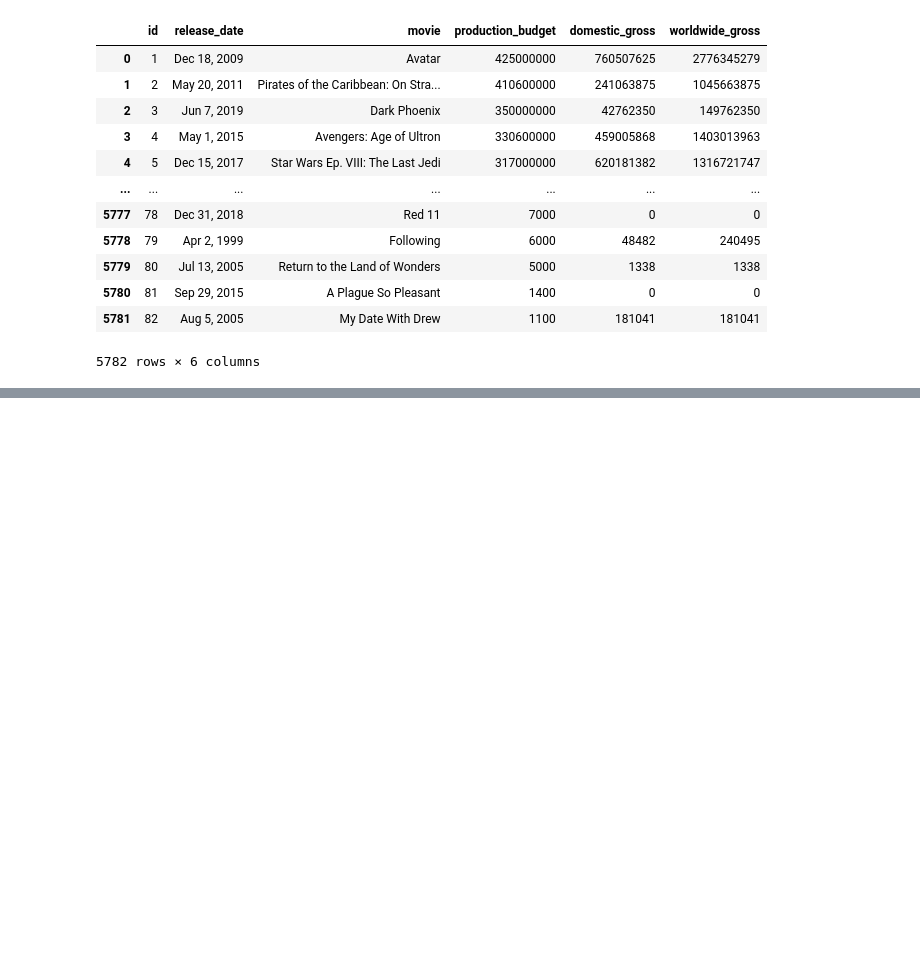
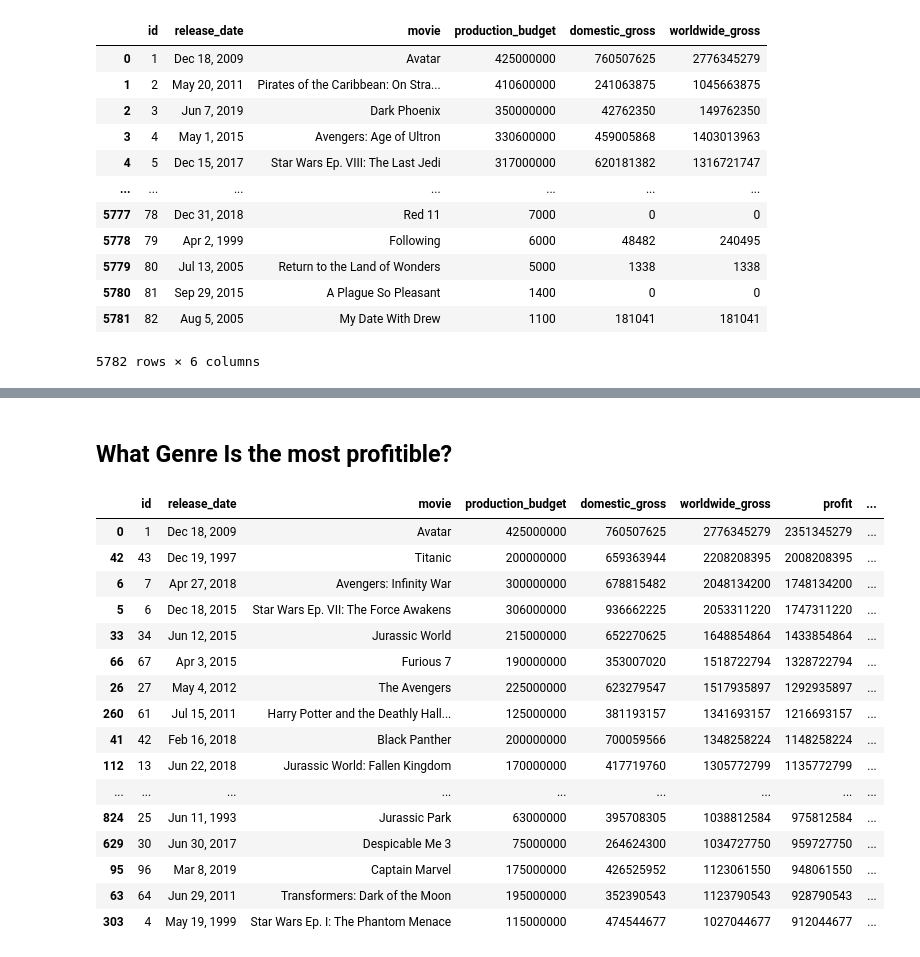
Before and after one commit to camdeman/MMA, a Jupyter notebook: Movies_Cameron.ipynb, the cells around one changed output, grey strips where cells are left out. Cells and saved outputs as stored; diff of their text form; code cells hidden in the pictures; blank space fills up the shorter version.

```diff
--- a/Movies_Cameron.ipynb
+++ b/Movies_Cameron.ipynb
@@ -117,6 +97,27 @@ See the caveats in the documentation: https://pandas.pydata.org/pandas-docs/stab
+# %% [markdown]
+## What Genre Is the most profitible?
 # %%
 df_profit = df.sort_values(by=['profit'], ascending = False )
 top_50_profit = df_profit.head(25)
+top_50_profit
+# %% [output]
+|  | id | release_date | movie | production_budget | domestic_gross | worldwide_gross | profit | ... |
+| 0 | 1 | Dec 18, 2009 | Avatar | 425000000 | 760507625 | 2776345279 | 2351345279 | ... |
+| 42 | 43 | Dec 19, 1997 | Titanic | 200000000 | 659363944 | 2208208395 | 2008208395 | ... |
+| 6 | 7 | Apr 27, 2018 | Avengers: Infinity War | 300000000 | 678815482 | 2048134200 | 1748134200 | ... |
+| 5 | 6 | Dec 18, 2015 | Star Wars Ep. VII: The Force Awakens | 306000000 | 936662225 | 2053311220 | 1747311220 | ... |
+| 33 | 34 | Jun 12, 2015 | Jurassic World | 215000000 | 652270625 | 1648854864 | 1433854864 | ... |
+| 66 | 67 | Apr 3, 2015 | Furious 7 | 190000000 | 353007020 | 1518722794 | 1328722794 | ... |
+| 26 | 27 | May 4, 2012 | The Avengers | 225000000 | 623279547 | 1517935897 | 1292935897 | ... |
+| 260 | 61 | Jul 15, 2011 | Harry Potter and the Deathly Hall... | 125000000 | 381193157 | 1341693157 | 1216693157 | ... |
+| 41 | 42 | Feb 16, 2018 | Black Panther | 200000000 | 700059566 | 1348258224 | 1148258224 | ... |
+| 112 | 13 | Jun 22, 2018 | Jurassic World: Fallen Kingdom | 170000000 | 417719760 | 1305772799 | 1135772799 | ... |
+| ... | ... | ... | ... | ... | ... | ... | ... | ... |
+| 824 | 25 | Jun 11, 1993 | Jurassic Park | 63000000 | 395708305 | 1038812584 | 975812584 | ... |
+| 629 | 30 | Jun 30, 2017 | Despicable Me 3 | 75000000 | 264624300 | 1034727750 | 959727750 | ... |
+| 95 | 96 | Mar 8, 2019 | Captain Marvel | 175000000 | 426525952 | 1123061550 | 948061550 | ... |
+| 63 | 64 | Jun 29, 2011 | Transformers: Dark of the Moon | 195000000 | 352390543 | 1123790543 | 928790543 | ... |
+| 303 | 4 | May 19, 1999 | Star Wars Ep. I: The Phantom Menace | 115000000 | 474544677 | 1027044677 | 912044677 | ... |
 # %%
 # Plot a bar graph of the most common names
 fig, ax = plt.subplots(figsize = (20,10))
```
Also changed, not shown: parts of 18 cells of this notebook, 2 other files.
